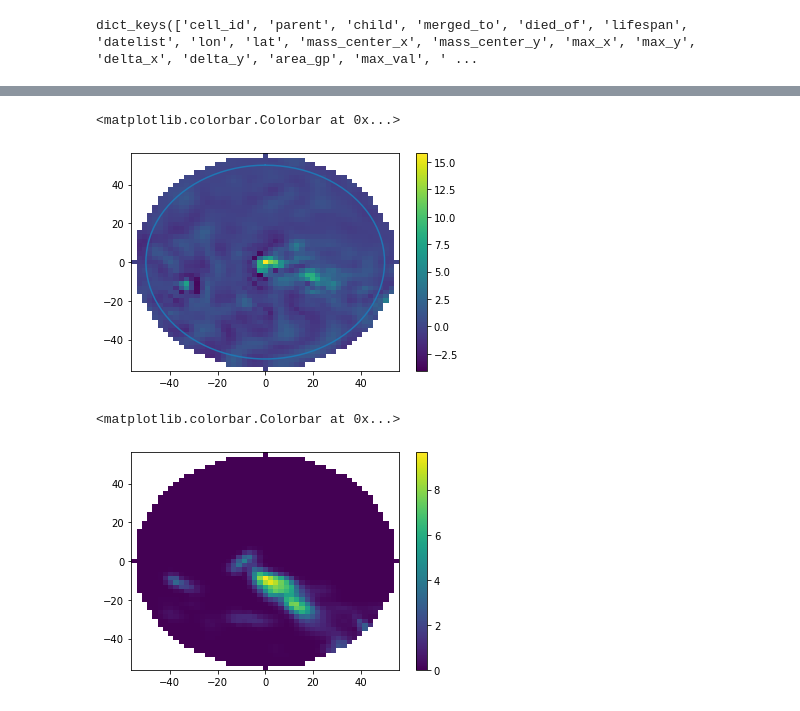
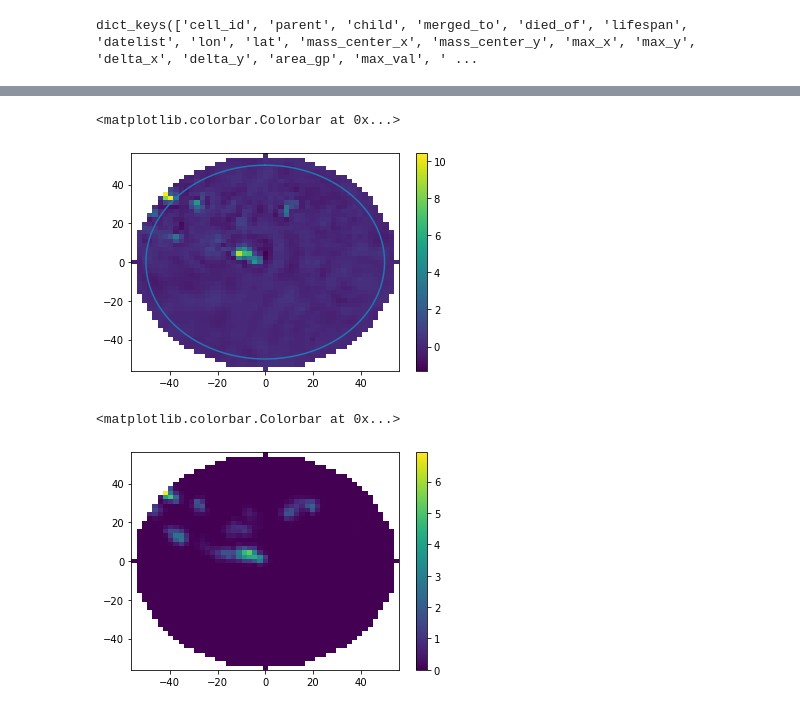
Before and after one commit to KillianBrennan/cookie_cutter, a Jupyter notebook: test_extractor.ipynb, the cells around one changed output, grey strips where cells are left out. Saved outputs shown, nothing was run; the diff lists cells and outputs as text; code cells hidden in the pictures.

Commit message:
working implementation (cookies are now mean over whole cell lifetime)

```diff
--- a/test_extractor.ipynb
+++ b/test_extractor.ipynb
@@ -50,3 +72,3 @@ env = ee.load_environments(dir_env, now)
 # %%
-dir_cookie = "/home/kbrennan/phd/data/climate/cookies/present/cookie_20210628_0015.nc"
+dir_cookie = "/home/kbrennan/phd/data/climate/cookies/present/cookie_202106010082.nc"
 cookie = xr.open_dataset(dir_cookie)
@@ -53,14 +95,14 @@ cookie = xr.open_dataset(dir_cookie)
 # %%
-plt.pcolormesh(cookie.x,cookie.y,cookie.W.sel(pressure=40000).isel(time=0))
+plt.pcolormesh(cookie.x,cookie.y,cookie.W.sel(pressure=40000).squeeze())
 # plot circle
 circle = plt.plot(np.sin(np.linspace(0,2*np.pi,100))*50,np.cos(np.linspace(0,2*np.pi,100))*50)
 plt.colorbar()
 # %% [output]
 <matplotlib.colorbar.Colorbar at 0x...>
-[figure, old version]
+[figure, new version]
 # %%
-plt.pcolormesh(cookie.x,cookie.y,cookie.TOT_PREC.isel(time=1))
+plt.pcolormesh(cookie.x,cookie.y,cookie.TOT_PREC.squeeze())
 plt.colorbar()
 # %% [output]
 <matplotlib.colorbar.Colorbar at 0x...>
-[figure, old version]
+[figure, new version]
```
Also changed, not shown: parts of 15 cells of this notebook, 3 other files.
